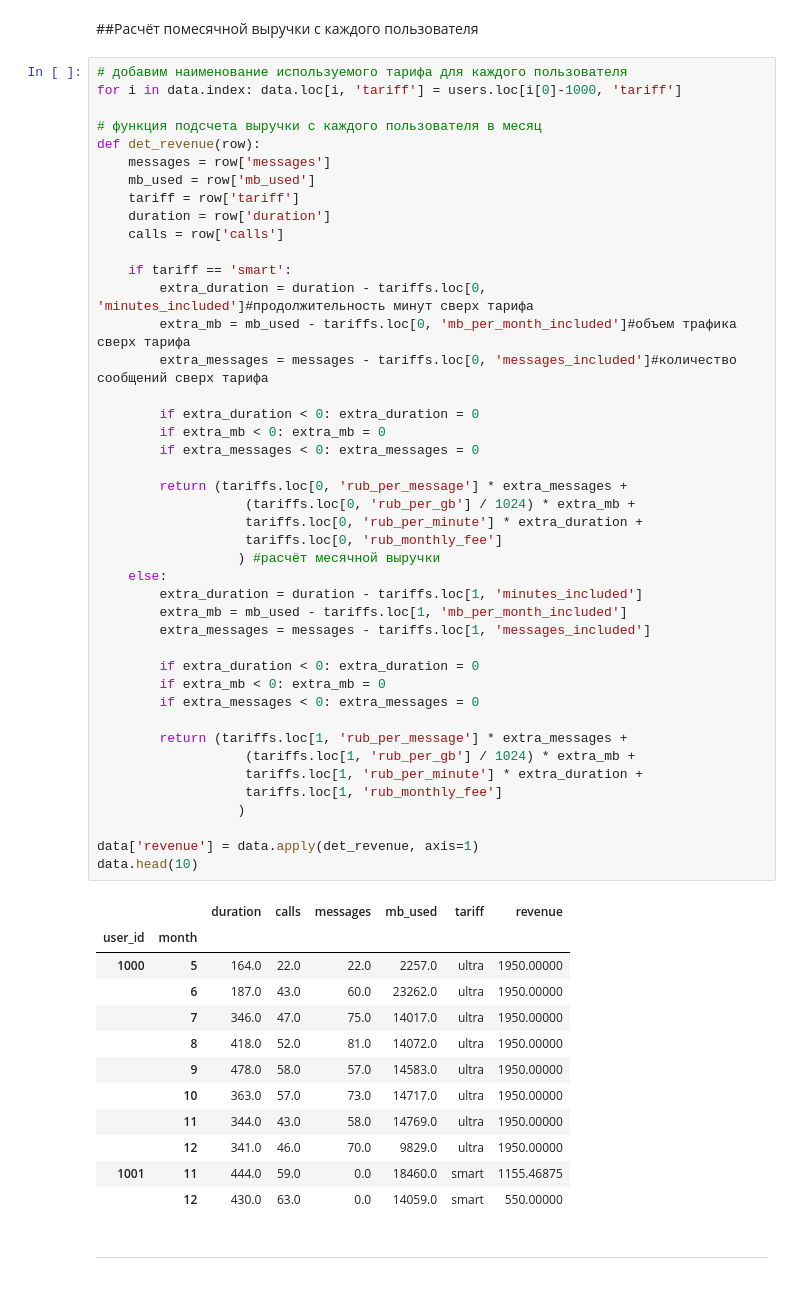
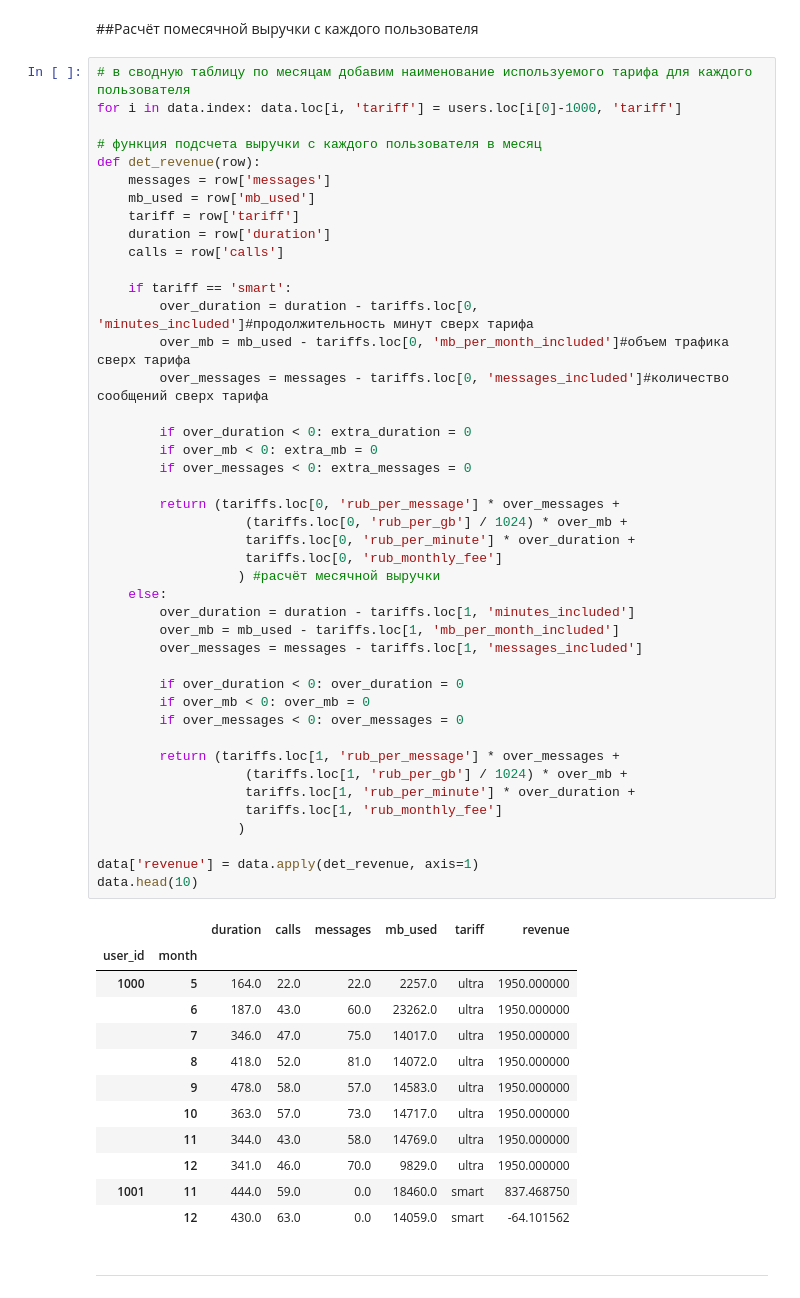
Before and after one commit to AnnArtV/Projects, a Jupyter notebook: Data analysis/Data analysis.ipynb, the cells around one changed output. Drawn from its saved outputs; the diff is of its cells as text.

```diff
--- a/Data analysis/Data analysis.ipynb
+++ b/Data analysis/Data analysis.ipynb
@@ -243,60 +282,60 @@ dtype: int64
 # %% [markdown]
 ##Расчёт помесячной выручки с каждого пользователя
 # %%
-# добавим наименование используемого тарифа для каждого пользователя
+# в сводную таблицу по месяцам добавим наименование используемого тарифа для каждого пользователя
 for i in data.index: data.loc[i, 'tariff'] = users.loc[i[0]-1000, 'tariff']
 
 # функция подсчета выручки с каждого пользователя в месяц
 def det_revenue(row):
     messages = row['messages']
     mb_used = row['mb_used']
     tariff = row['tariff']
     duration = row['duration']
     calls = row['calls']
 
     if tariff == 'smart':
-        extra_duration = duration - tariffs.loc[0, 'minutes_included']#продолжительность минут сверх тарифа
-        extra_mb = mb_used - tariffs.loc[0, 'mb_per_month_included']#объем трафика сверх тарифа
-        extra_messages = messages - tariffs.loc[0, 'messages_included']#количество сообщений сверх тарифа
+        over_duration = duration - tariffs.loc[0, 'minutes_included']#продолжительность минут сверх тарифа
+        over_mb = mb_used - tariffs.loc[0, 'mb_per_month_included']#объем трафика сверх тарифа
+        over_messages = messages - tariffs.loc[0, 'messages_included']#количество сообщений сверх тарифа
 
-        if extra_duration < 0: extra_duration = 0
-        if extra_mb < 0: extra_mb = 0
-        if extra_messages < 0: extra_messages = 0
+        if over_duration < 0: extra_duration = 0
+        if over_mb < 0: extra_mb = 0
+        if over_messages < 0: extra_messages = 0
 
-        return (tariffs.loc[0, 'rub_per_message'] * extra_messages +
-                   (tariffs.loc[0, 'rub_per_gb'] / 1024) * extra_mb +
-                   tariffs.loc[0, 'rub_per_minute'] * extra_duration +
+        return (tariffs.loc[0, 'rub_per_message'] * over_messages +
+                   (tariffs.loc[0, 'rub_per_gb'] / 1024) * over_mb +
+                   tariffs.loc[0, 'rub_per_minute'] * over_duration +
                    tariffs.loc[0, 'rub_monthly_fee']
                   ) #расчёт месячной выручки
     else:
-        extra_duration = duration - tariffs.loc[1, 'minutes_included']
-        extra_mb = mb_used - tariffs.loc[1, 'mb_per_month_included']
-        extra_messages = messages - tariffs.loc[1, 'messages_included']
+        over_duration = duration - tariffs.loc[1, 'minutes_included']
+        over_mb = mb_used - tariffs.loc[1, 'mb_per_month_included']
+        over_messages = messages - tariffs.loc[1, 'messages_included']
 
-        if extra_duration < 0: extra_duration = 0
-        if extra_mb < 0: extra_mb = 0
-        if extra_messages < 0: extra_messages = 0
+        if over_duration < 0: over_duration = 0
+        if over_mb < 0: over_mb = 0
+        if over_messages < 0: over_messages = 0
 
-        return (tariffs.loc[1, 'rub_per_message'] * extra_messages +
-                   (tariffs.loc[1, 'rub_per_gb'] / 1024) * extra_mb +
-                   tariffs.loc[1, 'rub_per_minute'] * extra_duration +
+        return (tariffs.loc[1, 'rub_per_message'] * over_messages +
+                   (tariffs.loc[1, 'rub_per_gb'] / 1024) * over_mb +
+                   tariffs.loc[1, 'rub_per_minute'] * over_duration +
                    tariffs.loc[1, 'rub_monthly_fee']
                   )
 
 data['revenue'] = data.apply(det_revenue, axis=1)
 data.head(10)
 # %% [output]
 |  |  | duration | calls | messages | mb_used | tariff | revenue |
 | user_id | month |  |  |  |  |  |  |
-| 1000 | 5 | 164.0 | 22.0 | 22.0 | 2257.0 | ultra | 1950.00000 |
-|  | 6 | 187.0 | 43.0 | 60.0 | 23262.0 | ultra | 1950.00000 |
-|  | 7 | 346.0 | 47.0 | 75.0 | 14017.0 | ultra | 1950.00000 |
-|  | 8 | 418.0 | 52.0 | 81.0 | 14072.0 | ultra | 1950.00000 |
-|  | 9 | 478.0 | 58.0 | 57.0 | 14583.0 | ultra | 1950.00000 |
-|  | 10 | 363.0 | 57.0 | 73.0 | 14717.0 | ultra | 1950.00000 |
-|  | 11 | 344.0 | 43.0 | 58.0 | 14769.0 | ultra | 1950.00000 |
-|  | 12 | 341.0 | 46.0 | 70.0 | 9829.0 | ultra | 1950.00000 |
-| 1001 | 11 | 444.0 | 59.0 | 0.0 | 18460.0 | smart | 1155.46875 |
-|  | 12 | 430.0 | 63.0 | 0.0 | 14059.0 | smart | 550.00000 |
+| 1000 | 5 | 164.0 | 22.0 | 22.0 | 2257.0 | ultra | 1950.000000 |
+|  | 6 | 187.0 | 43.0 | 60.0 | 23262.0 | ultra | 1950.000000 |
+|  | 7 | 346.0 | 47.0 | 75.0 | 14017.0 | ultra | 1950.000000 |
+|  | 8 | 418.0 | 52.0 | 81.0 | 14072.0 | ultra | 1950.000000 |
+|  | 9 | 478.0 | 58.0 | 57.0 | 14583.0 | ultra | 1950.000000 |
+|  | 10 | 363.0 | 57.0 | 73.0 | 14717.0 | ultra | 1950.000000 |
+|  | 11 | 344.0 | 43.0 | 58.0 | 14769.0 | ultra | 1950.000000 |
+|  | 12 | 341.0 | 46.0 | 70.0 | 9829.0 | ultra | 1950.000000 |
+| 1001 | 11 | 444.0 | 59.0 | 0.0 | 18460.0 | smart | 837.468750 |
+|  | 12 | 430.0 | 63.0 | 0.0 | 14059.0 | smart | -64.101562 |
 # %% [markdown]
 ___
```
Also changed, not shown: parts of 34 cells of this notebook, 5 other files.
